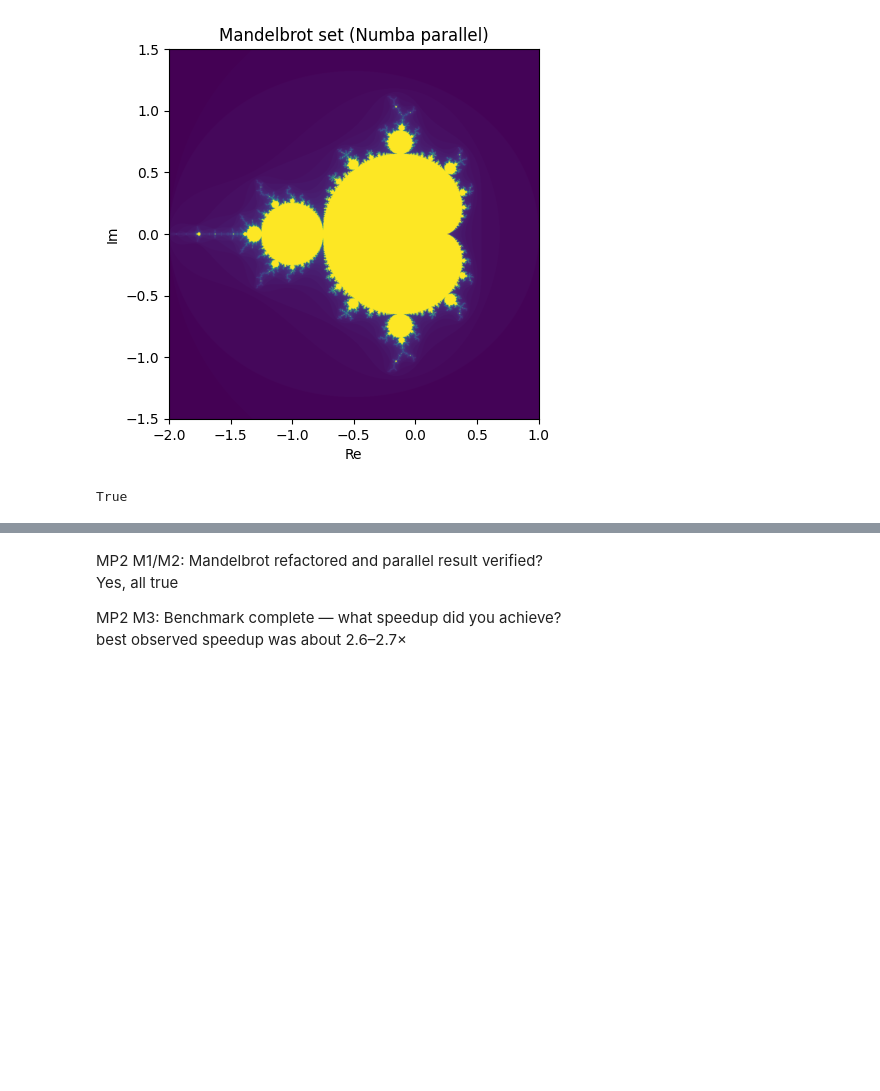
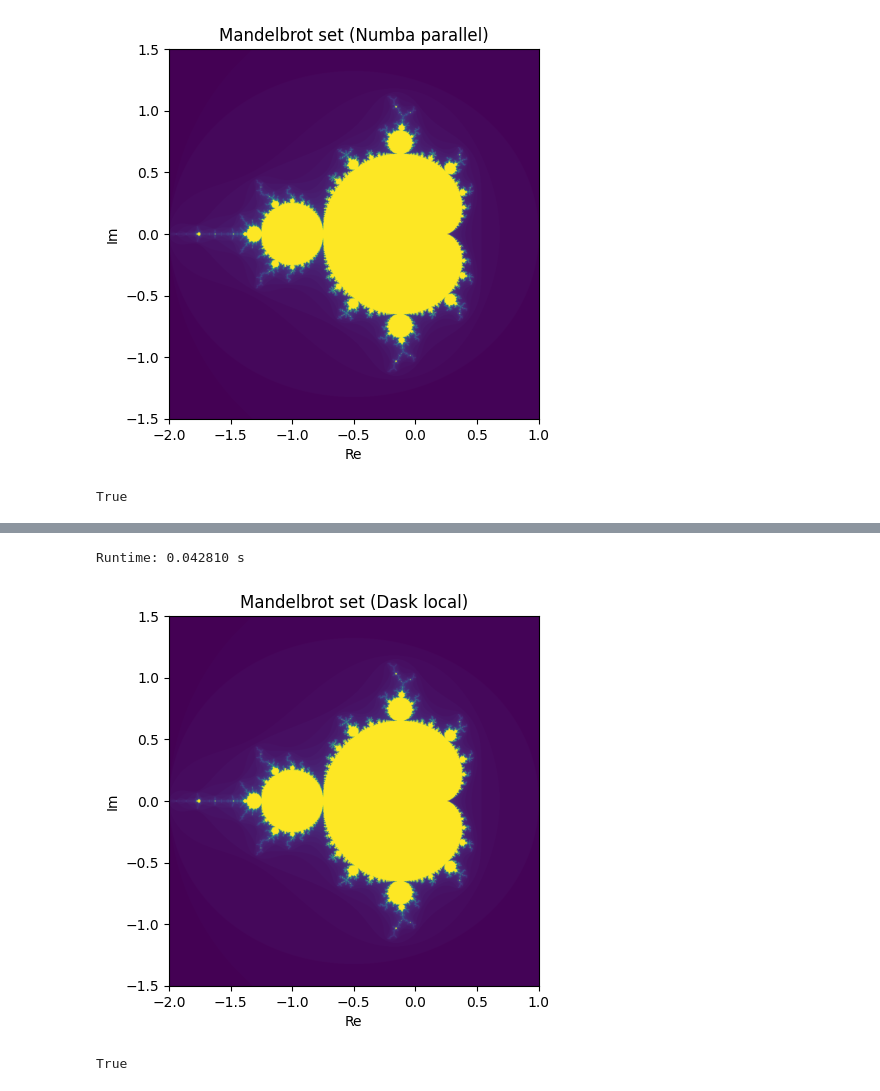
Before and after one commit to Niklas6862/NSC-mandelbrot, a Jupyter notebook: MP2.ipynb, the cells around one changed output, grey strips where cells are left out. Drawn from its saved outputs; the diff is of its cells as text; code cells hidden in the pictures; blank space fills up the shorter version.

```diff
--- a/MP2.ipynb
+++ b/MP2.ipynb
@@ -268,6 +268,57 @@ for n_workers, t_parallel, speedup, efficiency, matches in results:
-# %% [markdown]
-MP2 M1/M2: Mandelbrot refactored and parallel result verified?
-Yes, all true
-
-MP2 M3: Benchmark complete — what speedup did you achieve?
-best observed speedup was about 2.6–2.7×
+# %%
+from dask.distributed import Client, LocalCluster
+from mandelbrot import mandelbrot_dask, mandelbrot_chunk
+import os
+
+width = 1024
+height = 1024
+max_iter = 100
+xmin, xmax = -2.0, 1.0
+ymin, ymax = -1.5, 1.5
+n_workers = min(8, os.cpu_count())
+n_chunks = 32
+
+cluster = LocalCluster(n_workers=n_workers, threads_per_worker=1)
+client = Client(cluster)
+client.run(mandelbrot_chunk, 0, 8, 8, 8, 10, xmin, xmax, ymin, ymax)
+
+t0 = time.perf_counter()
+dask_img = mandelbrot_dask(width, height, max_iter, xmin, xmax, ymin, ymax, n_chunks=n_chunks)
+t1 = time.perf_counter()
+
+print(f"Runtime: {t1 - t0:.6f} s")
+
+plt.figure()
+plt.imshow(dask_img, extent=(xmin, xmax, ymin, ymax), origin="lower")
+plt.title("Mandelbrot set (Dask local)")
+plt.xlabel("Re")
+plt.ylabel("Im")
+plt.show()
+
+client.close()
+cluster.close()
+# %% [output]
+Runtime: 0.042810 s
+[figure, added]
+# %%
+from dask.distributed import Client, LocalCluster
+from mandelbrot import mandelbrot_dask, mandelbrot_chunk
+import numpy as np
+import os
+
+n_workers = min(8, os.cpu_count())
+n_chunks = 32
+
+cluster = LocalCluster(n_workers=n_workers, threads_per_worker=1)
+client = Client(cluster)
+client.run(mandelbrot_chunk, 0, 8, 8, 8, 10, xmin, xmax, ymin, ymax)
+
+serial_img = mandelbrot_serial(width, height, max_iter, xmin, xmax, ymin, ymax)
+dask_img = mandelbrot_dask(width, height, max_iter, xmin, xmax, ymin, ymax, n_chunks=n_chunks)
+
+print(np.array_equal(serial_img, dask_img))
+
+client.close()
+cluster.close()
+# %% [output]
+True
```
Also changed, not shown: parts of 7 cells of this notebook, 1 other file.
